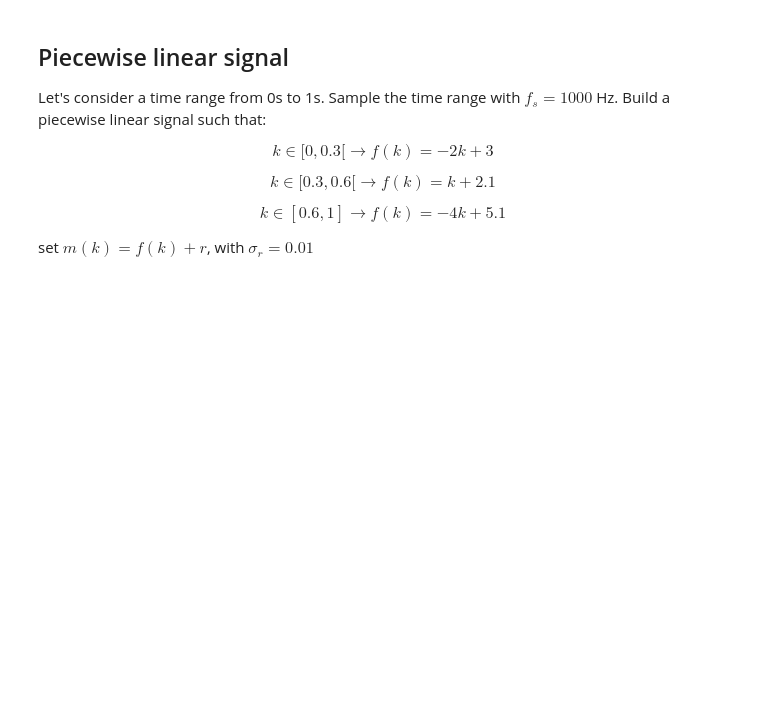
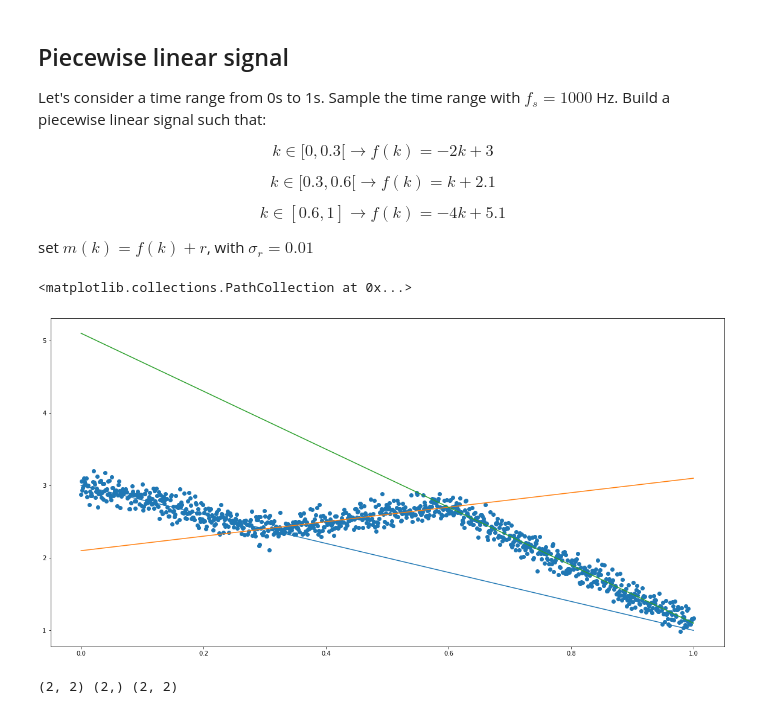
Before and after one commit to invzz/MasterOfComputerScience, a Jupyter notebook: 2021-2022/DSIP/pynb/Lab4/Labo 4 - Kalman-STUDENTS.ipynb, the cells around one changed output. Saved outputs shown, nothing was run; the diff lists cells and outputs as text; code cells hidden in the pictures; blank space fills up the shorter version.

```diff
--- a/2021-2022/DSIP/pynb/Lab4/Labo 4 - Kalman-STUDENTS.ipynb
+++ b/2021-2022/DSIP/pynb/Lab4/Labo 4 - Kalman-STUDENTS.ipynb
@@ -7,7 +7,7 @@ import statsmodels.formula.api as smf
 # plot inline rather than pop out
 %matplotlib inline
 # change the plot size, default is (6, 4) which is a little small
-plt.rcParams['figure.figsize'] = (10, 5)
+plt.rcParams['figure.figsize'] = (20, 10)
 # %% [markdown]
 # Lab 4 - Kalman Filter
 
@@ -112,2 +122,34 @@ set $m(k) = f(k) + r$, with $\sigma_r = 0.01$
+# %%
+## complete here
+def piece1(k) : return -2 * k + 3
+def piece2(k) : return k  + 2.1
+def piece3(k) : return -4 * k + 5.1
+
+
+def f(k):
+    if k >= 0 and k < 0.3:      return piece1(k)
+    elif k >= 0.3 and k < 0.6:  return piece2(k)
+    elif k >= 0.6 and k <= 1:   return piece3(k)
+    else: return 0
+
+
+
+# params
+time_0 = 0
+time_max = 1
+freq = 1000
+time = np.linspace(time_0,  time_max, freq)
+
+sigma_r = 0.1
+r = np.random.normal(0, sigma_r, len(time))
+
+m = np.array([f(k) for k in time] + r  )
+plt.plot(time,[piece1(k) for k in time])
+plt.plot(time,[piece2(k) for k in time])
+plt.plot(time,[piece3(k) for k in time])
+plt.scatter(time, m)
+# %% [output]
+<matplotlib.collections.PathCollection at 0x...>
+[figure, added]
 # %%
 # Initialization of s_pred and P_pred
@@ -120,3 +159,13 @@ set $m(k) = f(k) + r$, with $\sigma_r = 0.01$
+# %%
+# Pick Phi, H, Q, R
+### complete here ###
+Phi = np.array([[1, 1], [0, 1]])
+H = np.array([1,0])
+Q = np.array([[1/100000, 0], [0, 1/10000 ]])
+R = sigma_r
+print (Phi.shape,H.shape,Q.shape)
+# %% [output]
+(2, 2) (2,) (2, 2)
 # %%
 # allocate func and der arrays
 
```
Also changed, not shown: parts of 7 cells of this notebook, 9 other files.
